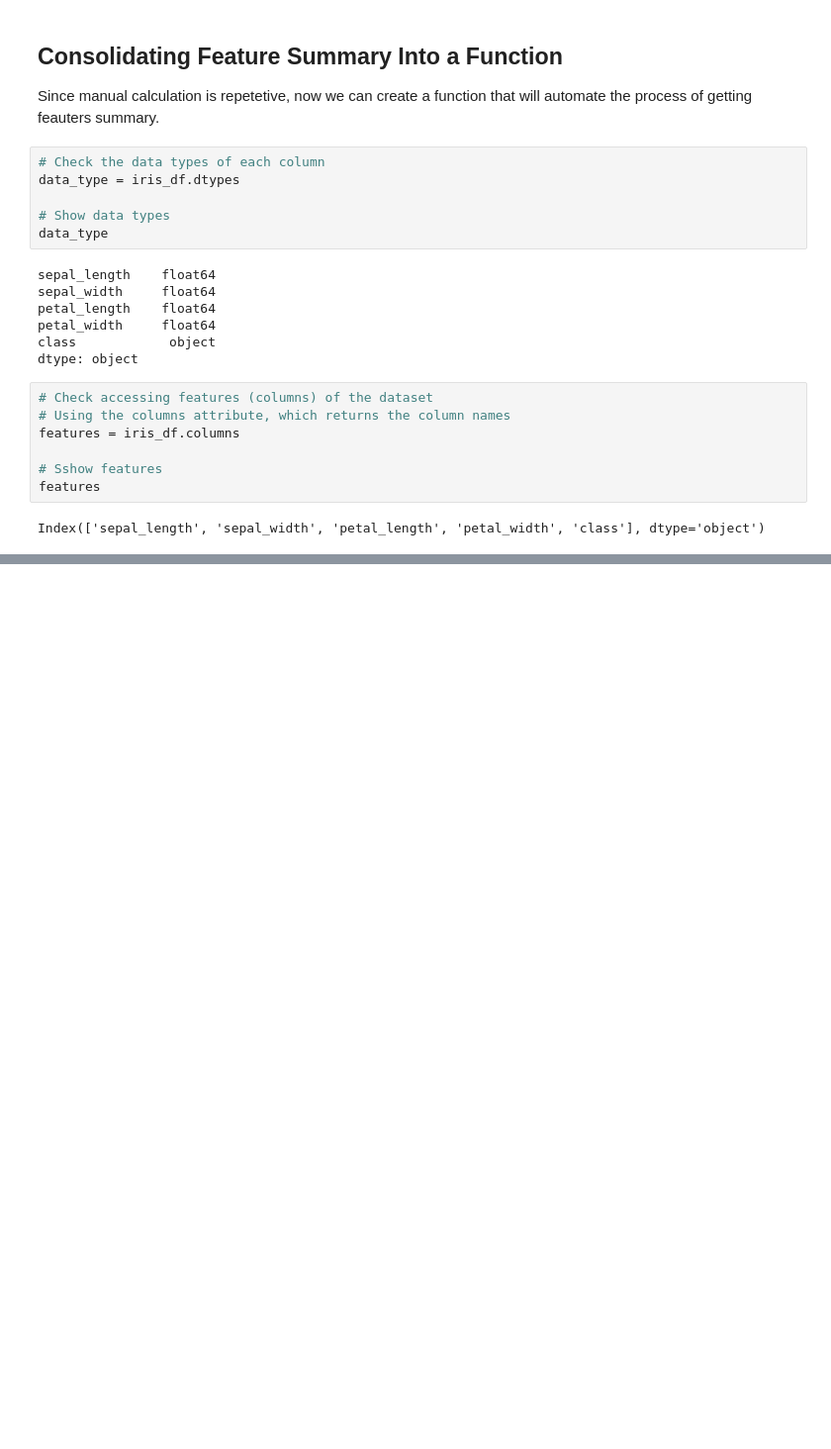
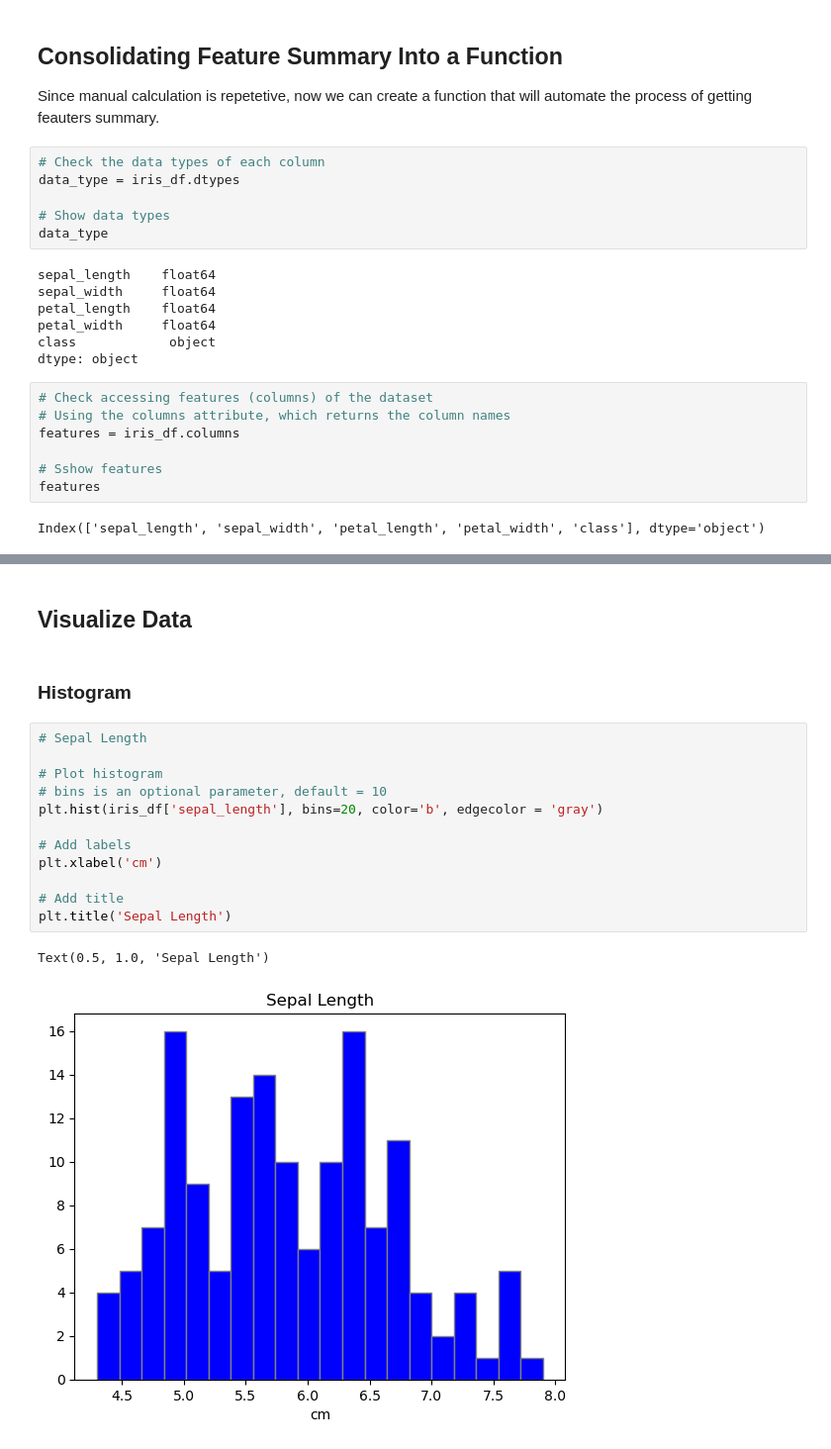
Before and after one commit to Oksyyy/pands-project, a Jupyter notebook: project.ipynb, the cells around one changed output, grey strips where cells are left out. Shown at 99% size. Drawn from its saved outputs; the diff is of its cells as text; blank space fills up the shorter version.

```diff
--- a/project.ipynb
+++ b/project.ipynb
@@ -276,0 +285,19 @@ The following resources have been used to construct the summary stats function:
+# %% [markdown]
+## Visualize Data
+# %% [markdown]
+### Histogram
+# %%
+# Sepal Length
+
+# Plot histogram
+# bins is an optional parameter, default = 10
+plt.hist(iris_df['sepal_length'], bins=20, color='b', edgecolor = 'gray')
+
+# Add labels
+plt.xlabel('cm')
+
+# Add title
+plt.title('Sepal Length')
+# %% [output]
+Text(0.5, 1.0, 'Sepal Length')
+[figure, added]
```
Also changed, not shown: parts of 19 cells of this notebook, 1 other file.
